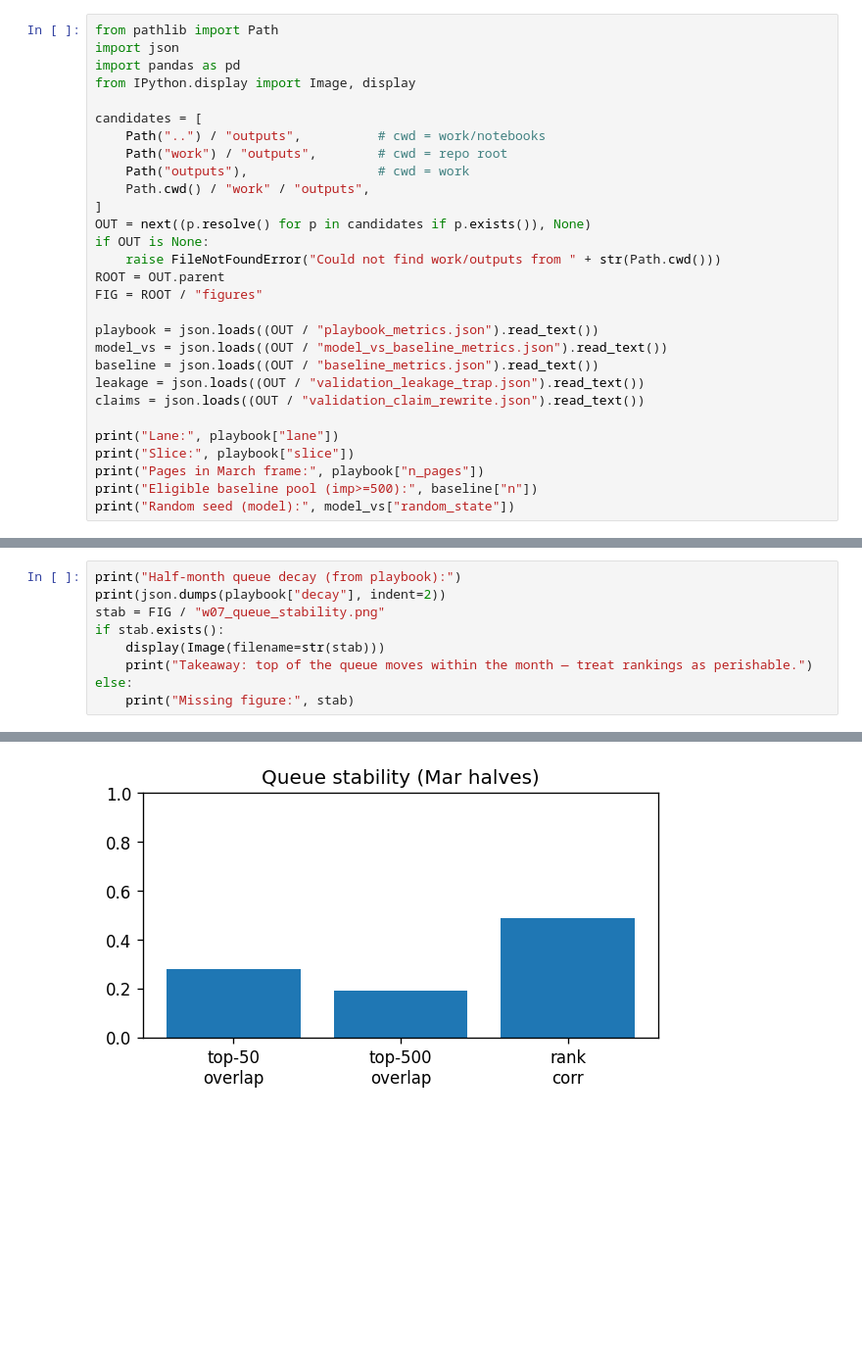
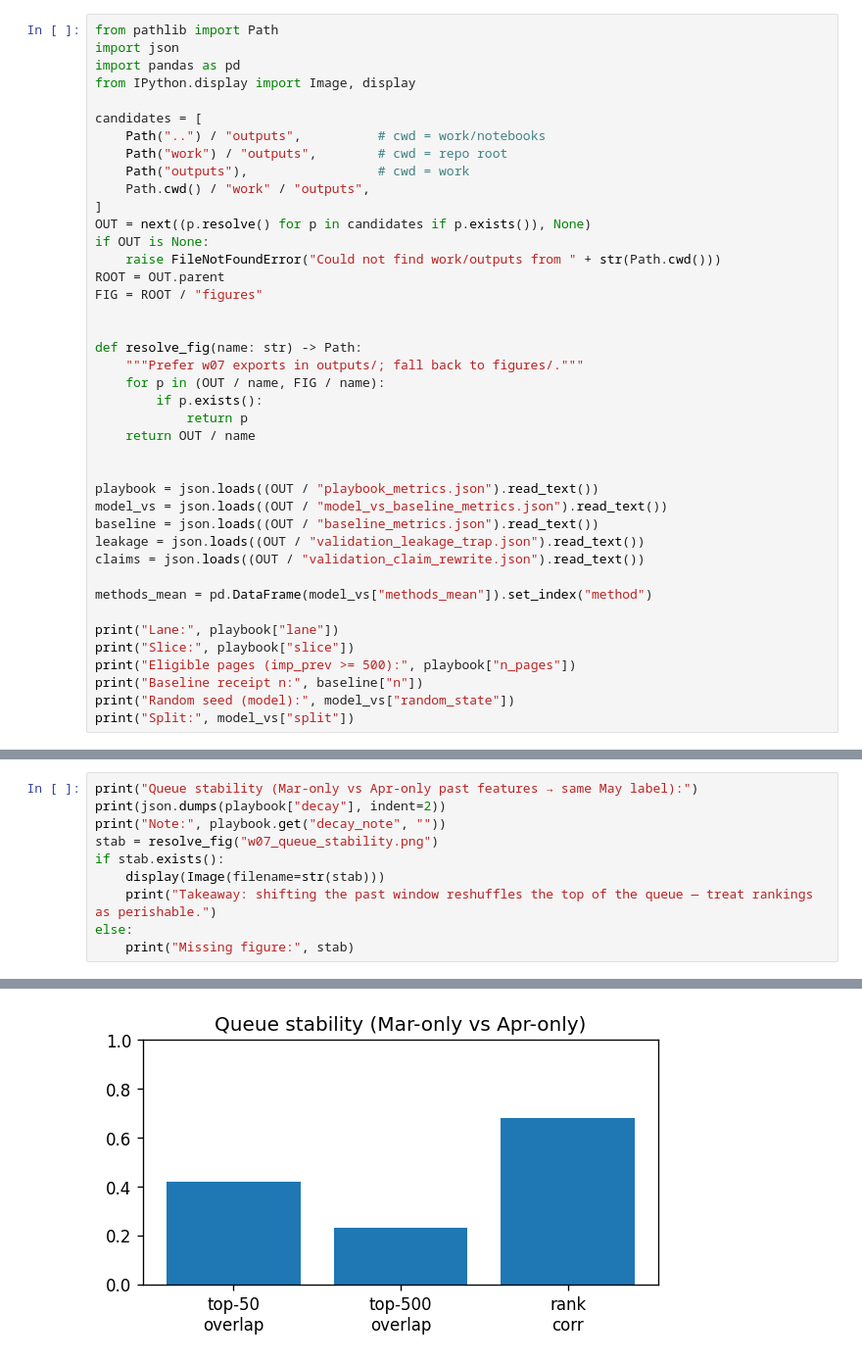
Before and after one commit to rimlazrek1/flyrank-internship, a Jupyter notebook: work/notebooks/capstone.ipynb, the cells around one changed output, grey strips where cells are left out. Shown at 98% size. Saved outputs shown, nothing was run; the diff lists cells and outputs as text; blank space fills up the shorter version.

```diff
--- a/work/notebooks/capstone.ipynb
+++ b/work/notebooks/capstone.ipynb
@@ -40,16 +40,28 @@ if OUT is None:
 ROOT = OUT.parent
 FIG = ROOT / "figures"
 
+
+def resolve_fig(name: str) -> Path:
+    """Prefer w07 exports in outputs/; fall back to figures/."""
+    for p in (OUT / name, FIG / name):
+        if p.exists():
+            return p
+    return OUT / name
+
+
 playbook = json.loads((OUT / "playbook_metrics.json").read_text())
 model_vs = json.loads((OUT / "model_vs_baseline_metrics.json").read_text())
 baseline = json.loads((OUT / "baseline_metrics.json").read_text())
 leakage = json.loads((OUT / "validation_leakage_trap.json").read_text())
 claims = json.loads((OUT / "validation_claim_rewrite.json").read_text())
 
+methods_mean = pd.DataFrame(model_vs["methods_mean"]).set_index("method")
+
 print("Lane:", playbook["lane"])
 print("Slice:", playbook["slice"])
-print("Pages in March frame:", playbook["n_pages"])
-print("Eligible baseline pool (imp>=500):", baseline["n"])
+print("Eligible pages (imp_prev >= 500):", playbook["n_pages"])
+print("Baseline receipt n:", baseline["n"])
 print("Random seed (model):", model_vs["random_state"])
+print("Split:", model_vs["split"])
 # %% [output]
 Lane: Lane 4 CTR opportunity
@@ -201,11 +221,12 @@ Takeaway: on the eligible holdout pool, the rule hits perfect P@K by design; the
 - **Not Google’s algorithm.** We score pages for reviewer attention; we do not reverse-engineer ranking systems.
 # %%
-print("Half-month queue decay (from playbook):")
+print("Queue stability (Mar-only vs Apr-only past features → same May label):")
 print(json.dumps(playbook["decay"], indent=2))
-stab = FIG / "w07_queue_stability.png"
+print("Note:", playbook.get("decay_note", ""))
+stab = resolve_fig("w07_queue_stability.png")
 if stab.exists():
     display(Image(filename=str(stab)))
-    print("Takeaway: top of the queue moves within the month — treat rankings as perishable.")
+    print("Takeaway: shifting the past window reshuffles the top of the queue — treat rankings as perishable.")
 else:
     print("Missing figure:", stab)
 # %% [output]
@@ -218 +240 @@ Half-month queue decay (from playbook):
-[figure, old version]
+[figure, new version]
```
Also changed, not shown: parts of 20 cells of this notebook, 15 other files.
